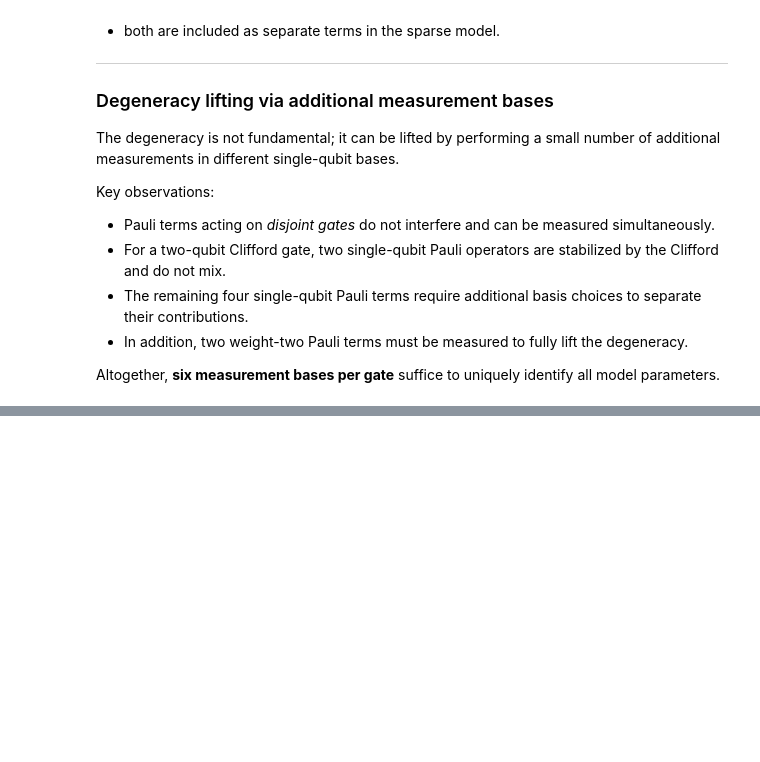
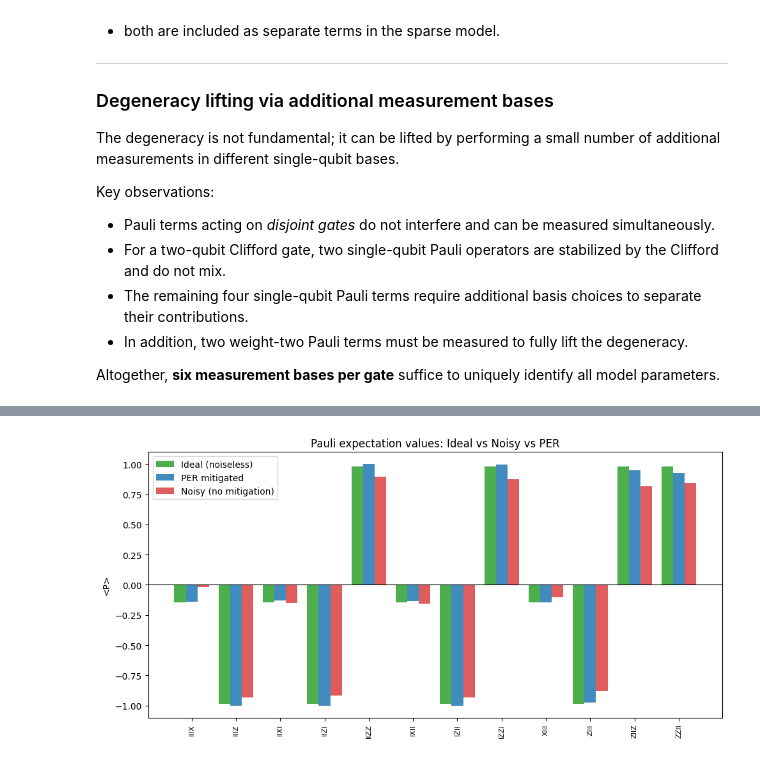
Before and after one commit to AhmedElAmraoui/AutomatedPERTools, a Jupyter notebook: tutorial_notebooks/pauli_lindblad_per/ProcedureOverview_new.ipynb, the cells around one changed output, grey strips where cells are left out. Saved outputs shown, nothing was run; the diff lists cells and outputs as text; code cells hidden in the pictures; blank space fills up the shorter version.

```diff
--- a/tutorial_notebooks/pauli_lindblad_per/ProcedureOverview_new.ipynb
+++ b/tutorial_notebooks/pauli_lindblad_per/ProcedureOverview_new.ipynb
@@ -1069,0 +1708,90 @@ def extract_fidelity(depths, expvals):
+# %%
+NOISE_STRENGTHS = [0.25, 0.50, 0.75, 1.0]
+N_PER_SAMPLES   = 50
+
+per_expectations = list(set(pauli_list))
+print(f'Running PER: {N_PER_SAMPLES} samples x {len(NOISE_STRENGTHS)} strengths ...')
+
+per_data = run_per(
+    qc_bound, layers, layer_coefficients,
+    NOISE_STRENGTHS, per_expectations, N_PER_SAMPLES, sampler
+)
+
+# Hole die extrapolierten Werte
+mitigated_expvals = extrapolate_per(per_data, NOISE_STRENGTHS)
+
+# NEU: Clippe alle Werte hart auf das physikalische Intervall [-1, 1]
+for term in mitigated_expvals:
+    mitigated_expvals[term] = float(np.clip(mitigated_expvals[term], -1.0, 1.0))
+
+print('PER done.')
+
+
+# Noisy (unmitigated) expectation values
+noisy_groups  = group_paulis(per_expectations)
+noisy_bases   = determine_measurement_bases(noisy_groups)
+noisy_circs   = []
+for basis in noisy_bases:
+    qc_n = qc_bound.copy()
+    for q, b in enumerate(basis):
+        if b == 'X': qc_n.h(q)
+        elif b == 'Y': qc_n.sdg(q); qc_n.h(q)
+    qc_n.measure_all()
+    noisy_circs.append(qc_n)
+
+noisy_res    = sampler.run(noisy_circs).result()
+noisy_counts = [r.data.meas.get_counts() for r in noisy_res]
+noisy_expvals = {}
+for b_idx, counts in enumerate(noisy_counts):
+    for term in noisy_groups[b_idx]:
+        if term in per_expectations:
+            noisy_expvals[term] = get_expectation(Pauli(term), counts)
+
+
+# Ideal expectation values via Statevector
+ideal_expvals = {}
+psi_ideal = Statevector.from_instruction(qc_bound)
+for term in per_expectations:
+    op = SparsePauliOp.from_list([(term, 1.0)])
+    ideal_expvals[term] = float(np.real(psi_ideal.expectation_value(op)))
+
+
+# Energy comparison
+ham_coeffs = {p.to_label(): float(np.real(c))
+              for p, c in zip(Hamiltonian.paulis, Hamiltonian.coeffs)}
+
+def compute_energy(expvals):
+    return sum(ham_coeffs.get(t, 0.0) * expvals.get(t, 0.0) for t in ham_coeffs)
+
+E_exact = float(exact_energy)
+E_ideal = compute_energy(ideal_expvals)
+E_noisy = compute_energy(noisy_expvals)
+E_per   = compute_energy(mitigated_expvals)
+
+print(f'Exact energy (diagonalisation): {E_exact:.4f}')
+print(f'Ideal  (Statevector):           {E_ideal:.4f}')
+print(f'Noisy  (no mitigation):         {E_noisy:.4f}   error = {abs(E_noisy - E_exact):.4f}')
+print(f'PER mitigated:                  {E_per:.4f}   error = {abs(E_per  - E_exact):.4f}')
+
+
+# Bar chart: expectation values per Pauli term
+terms_sorted = sorted(per_expectations)
+x = np.arange(len(terms_sorted))
+w = 0.26
+
+fig, ax = plt.subplots(figsize=(max(10, len(terms_sorted) * 0.55), 5))
+ax.bar(x - w, [ideal_expvals.get(t, 0) for t in terms_sorted],
+       w, label='Ideal (noiseless)', color='tab:green', alpha=0.85)
+ax.bar(x, [mitigated_expvals.get(t, 0) for t in terms_sorted],
+       w, label='PER mitigated', color='tab:blue', alpha=0.85)
+ax.bar(x + w,     [noisy_expvals.get(t, 0) for t in terms_sorted],
+       w, label='Noisy (no mitigation)', color='tab:red', alpha=0.75)
+ax.set_xticks(x)
+ax.set_xticklabels(terms_sorted, rotation=90, fontsize=8)
+ax.axhline(0, color='black', lw=0.8)
+ax.set_title('Pauli expectation values: Ideal vs Noisy vs PER')
+ax.set_ylabel('<P>')
+ax.legend()
+plt.tight_layout()
+plt.show()
+# %% [output]
@@ -1069,0 +1804 @@ def extract_fidelity(depths, expvals):
+[figure, added]
```
Also changed, not shown: parts of 20 cells of this notebook, 2 other files.
